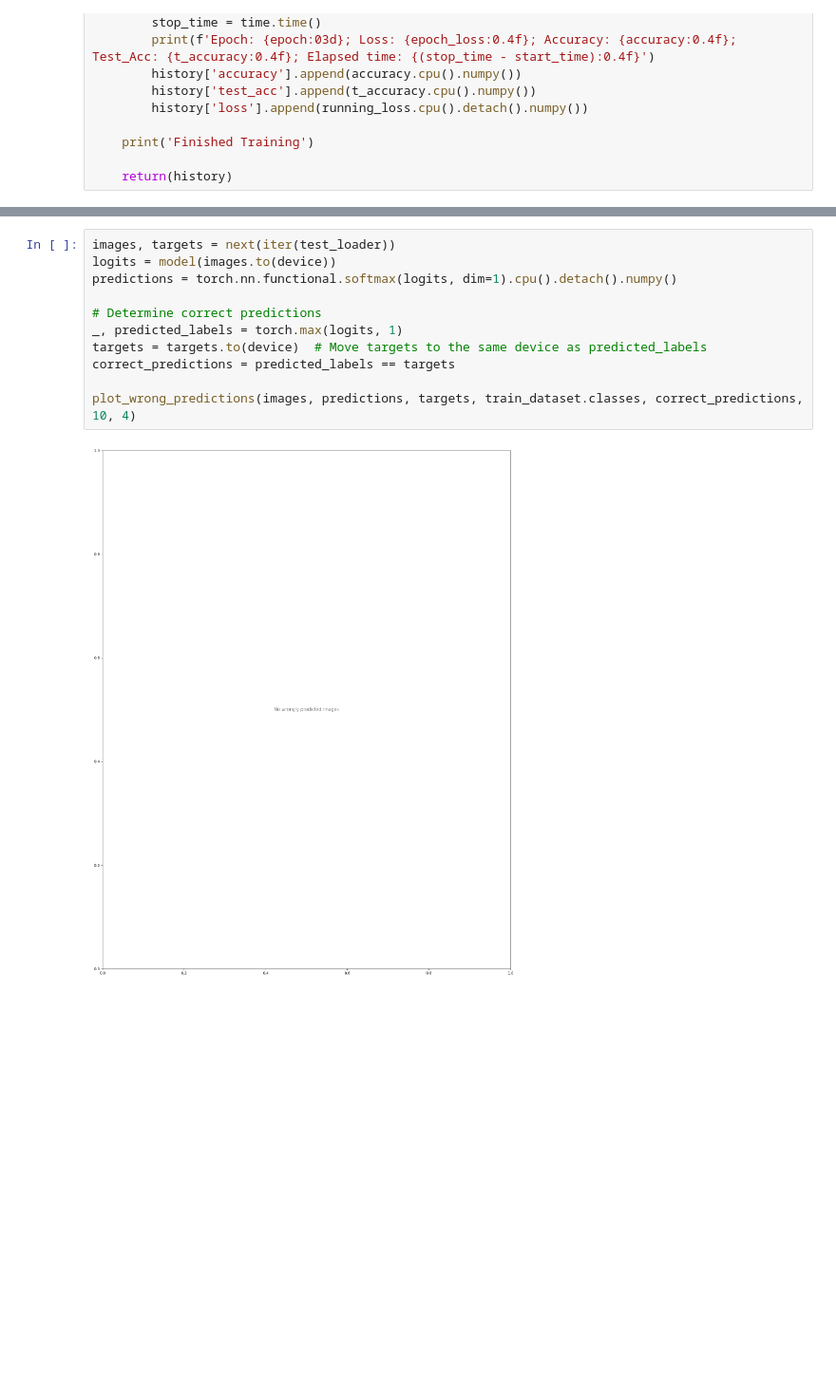
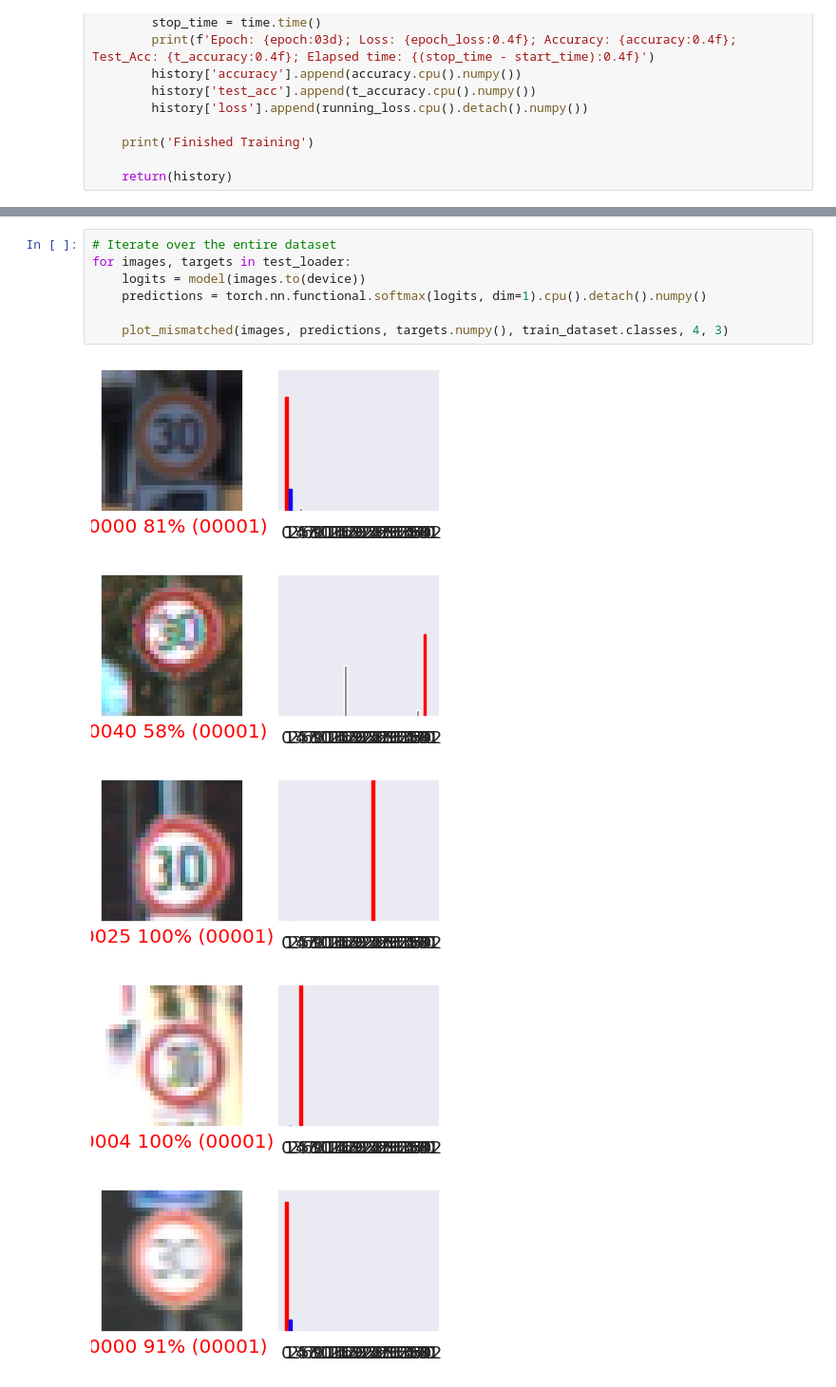
Before and after one commit to lucasverdelho/GTSRB-Pytorch, a Jupyter notebook: 1-exploration.ipynb, the cells around one changed output, grey strips where cells are left out. Shown at 95% size. Drawn from its saved outputs; the diff is of its cells as text; blank space fills up the shorter version.

Commit message:
Working mismatched showing

```diff
--- a/1-exploration.ipynb
+++ b/1-exploration.ipynb
@@ -824,13 +671,13 @@ def plot_wrong_predictions(images, predictions, ground_truth, classes, correct_p
 # %%
-images, targets = next(iter(test_loader))
-logits = model(images.to(device))
-predictions = torch.nn.functional.softmax(logits, dim=1).cpu().detach().numpy()
+# Iterate over the entire dataset
+for images, targets in test_loader:
+    logits = model(images.to(device))
+    predictions = torch.nn.functional.softmax(logits, dim=1).cpu().detach().numpy()
 
-# Determine correct predictions
-_, predicted_labels = torch.max(logits, 1)
-targets = targets.to(device)  # Move targets to the same device as predicted_labels
-correct_predictions = predicted_labels == targets
-
-plot_wrong_predictions(images, predictions, targets, train_dataset.classes, correct_predictions, 10, 4)
+    plot_mismatched(images, predictions, targets.numpy(), train_dataset.classes, 4, 3)
 # %% [output]
-[figure, old version]
+[figure, new version]
+[figure, added]
+[figure, added]
+[figure, added]
+[figure, added]
```
Also changed, not shown: parts of 21 cells of this notebook.
